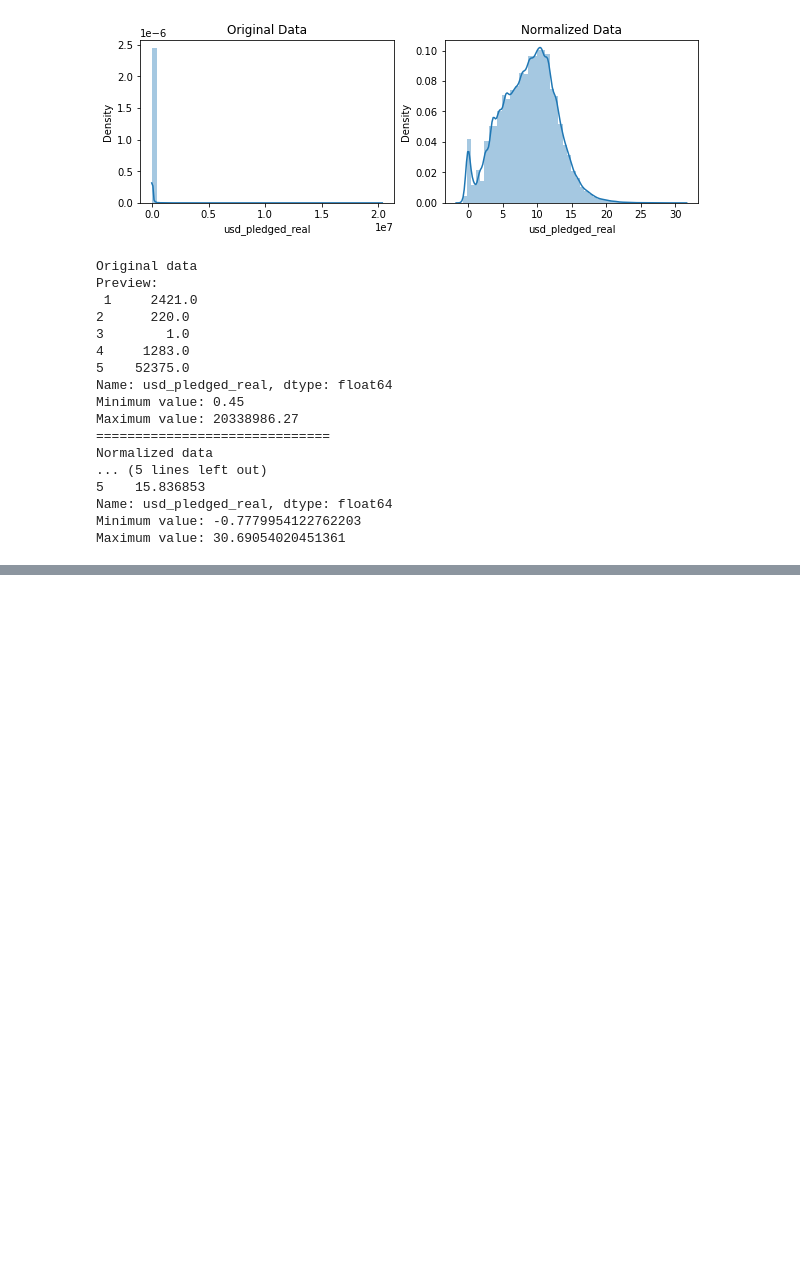
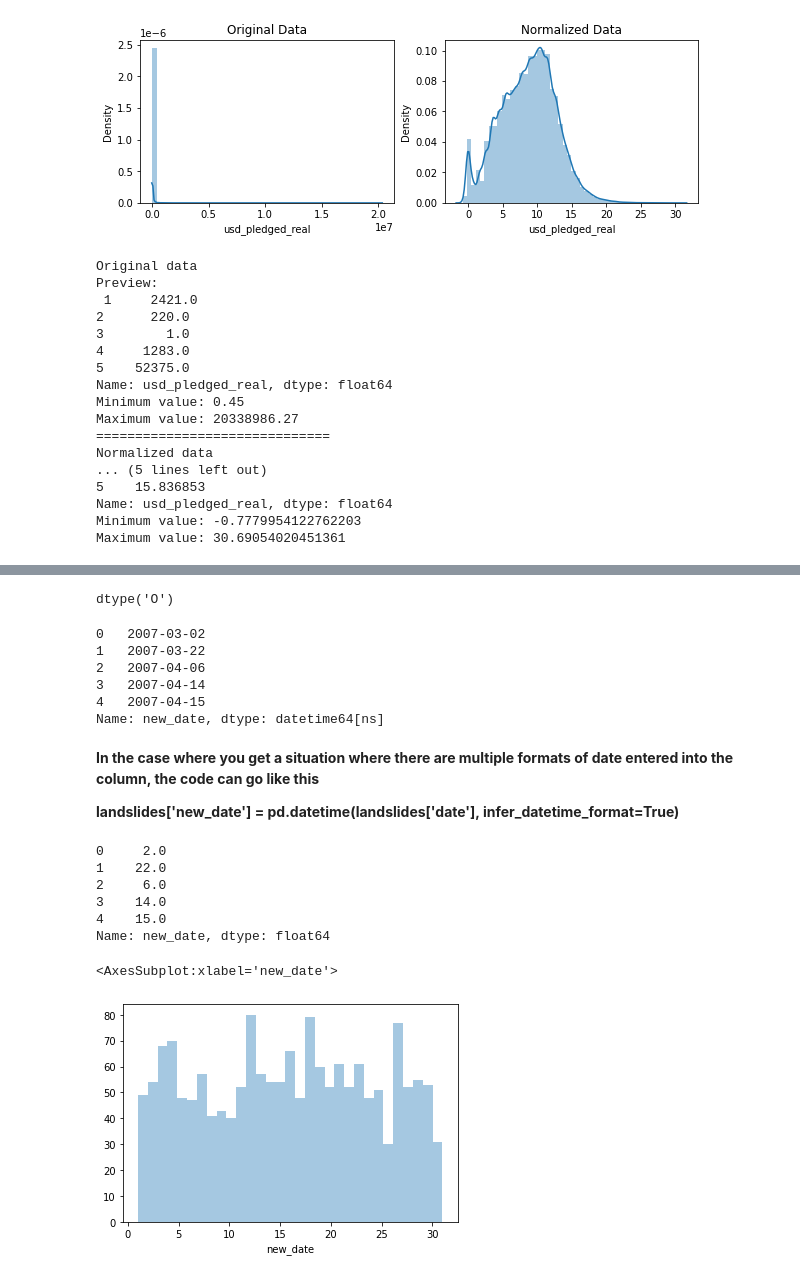
Before and after one commit to Sojiknight/PyDatSciStuds, a Jupyter notebook: Data Cleaning on Kaggle.ipynb, the cells around one changed output, grey strips where cells are left out. Saved outputs shown, nothing was run; the diff lists cells and outputs as text; code cells hidden in the pictures; blank space fills up the shorter version.

```diff
--- a/Data Cleaning on Kaggle.ipynb
+++ b/Data Cleaning on Kaggle.ipynb
@@ -538,0 +541,9 @@ Maximum value: 30.69054020451361
+# %%
+#We already have a couple of our needed libraries loaded, let's load one more for this exercise and read in the data
+
+import datetime
+
+landslides = pd.read_csv('../input/landslide-events/catalog.csv')
+
+#Set seed for reproducibility
+np.random.seed(0)
@@ -538,0 +596,44 @@ Maximum value: 30.69054020451361
+# %%
+landslides['date'].dtype
+# %% [output]
+dtype('O')
+# %%
+#The date is an object as can be seen from the datatype. Lets parse it to a datetime object
+landslides['new_date'] = pd.to_datetime(landslides['date'], format='%m/%d/%y')
+# %%
+#Lets check our new column out
+landslides['new_date'].head()
+# %% [output]
+0   2007-03-02
+1   2007-03-22
+2   2007-04-06
+3   2007-04-14
+4   2007-04-15
+Name: new_date, dtype: datetime64[ns]
+# %% [markdown]
+**In the case where you get a situation where there are multiple formats of date entered into the column, the code can go like this**
+
+**landslides['new_date'] = pd.datetime(landslides['date'], infer_datetime_format=True)**
+# %%
+#From a datetime object, we can easily extract elements like day, month or the year
+#Let us get the day of the month from our new column
+#The same thing from the original date column would have given an error
+
+day_of_the_month = landslides['new_date'].dt.day
+day_of_the_month.head()
+# %% [output]
+0     2.0
+1    22.0
+2     6.0
+3    14.0
+4    15.0
+Name: new_date, dtype: float64
+# %%
+#Lets remove the na's
+day_of_the_month.isnull().sum()
+day_of_the_month = day_of_the_month.dropna()
+
+sns.distplot(day_of_the_month, kde=False, bins=31)
+# %% [output]
+<AxesSubplot:xlabel='new_date'>
+[figure, added]
```
Also changed, not shown: parts of 12 cells of this notebook.
